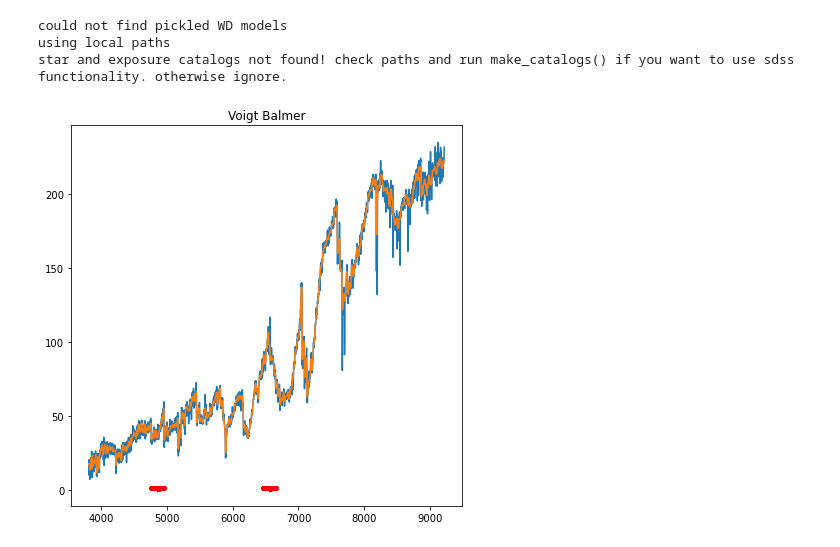
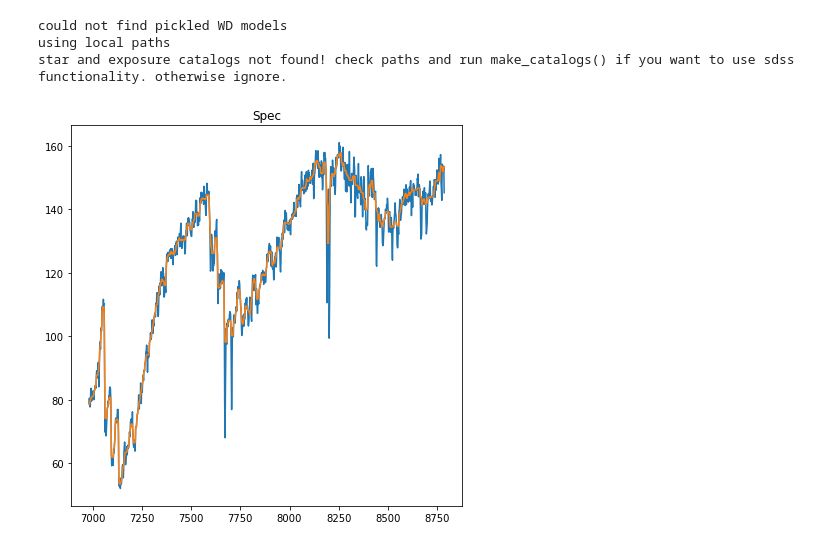
Before and after one commit to stefanarseneau/gravitational-redshift, a Jupyter notebook: corv_modelling.ipynb, the cells around one changed output. Saved outputs shown, nothing was run; the diff lists cells and outputs as text; code cells hidden in the pictures.

Commit message:
played with lines

```diff
--- a/corv_modelling.ipynb
+++ b/corv_modelling.ipynb
@@ -24,27 +24,33 @@ star and exposure catalogs not found! check paths and run make_catalogs() if you
 # %%
 catalog = ds.get_catalog('data/catalog_sdss4.csv')
 # %%
-i  = 9
+i  = 1
 n = 1
+
+a = 2650
+b = 3650
+line = [8200]
 
 wl_new = np.linspace(4000, 8000, 8000)
 
 wd_pos = [1,2,1,1,2,1,2,2,2,2,2,2,2]
 ms_pos = [2,1,2,2,1,2,1,1,1,1,1,1,1]
 
 plt.figure(figsize = (7, 7))
 corvmodel = corv.models.make_balmer_model(names = ['a','b'])
 params = corvmodel.make_params()
 nwl, nfl = corv.models.get_normalized_model(wl_new, corvmodel, params)
-plt.plot(nwl, nfl, 'k.')
+#plt.plot(nwl, nfl, 'k.')
 params['RV'].set(value = 1000)
-nwl, nfl = corv.models.get_normalized_model(wl_new, corvmodel, params)
-plt.plot(nwl, nfl, 'r.')
-plt.plot(catalog['wavelength{}'.format(n)][i], catalog['flux{}'.format(n)][i])
-plt.plot(catalog['wavelength{}'.format(n)][i], scipy.ndimage.median_filter(catalog['flux{}'.format(n)][i], 11))
-plt.title('Voigt Balmer')
+#nwl, nfl = corv.models.get_normalized_model(wl_new, corvmodel, params)
+#plt.plot(nwl, nfl, 'r.')
+plt.plot(catalog['wavelength{}'.format(n)][i][a:b], catalog['flux{}'.format(n)][i][a:b])
+plt.plot(catalog['wavelength{}'.format(n)][i][a:b], scipy.ndimage.median_filter(catalog['flux{}'.format(n)][i][a:b], 11))
+plt.title('Spec')
+ymin, ymax = plt.ylim()
+#plt.vlines(line, ymin, ymax, colors='black', ls=':', lw=2, label='vline_single - full height')
 plt.show()
 # %% [output]
-[figure, old version]
+[figure, new version]
 # %%
 ms_pos = [2,1,2,2,1,2,1,1,1,1,1,1,1,1]
```
Also changed, not shown: parts of 4 cells of this notebook, 41 other files.
